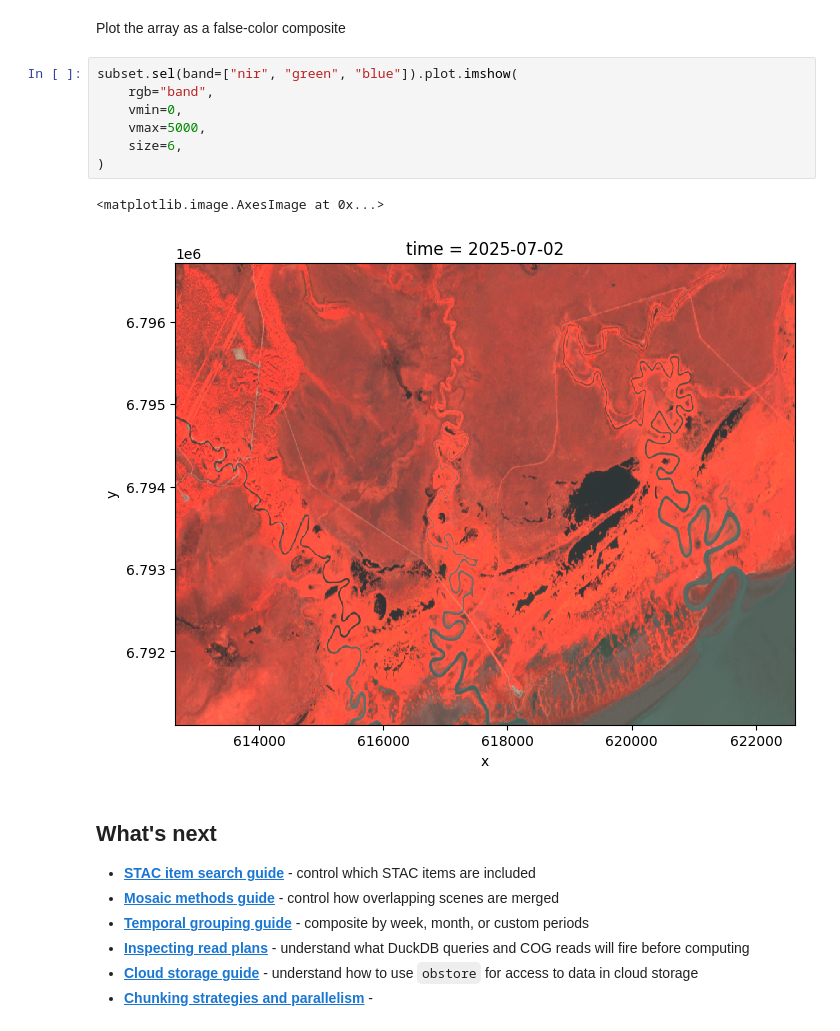
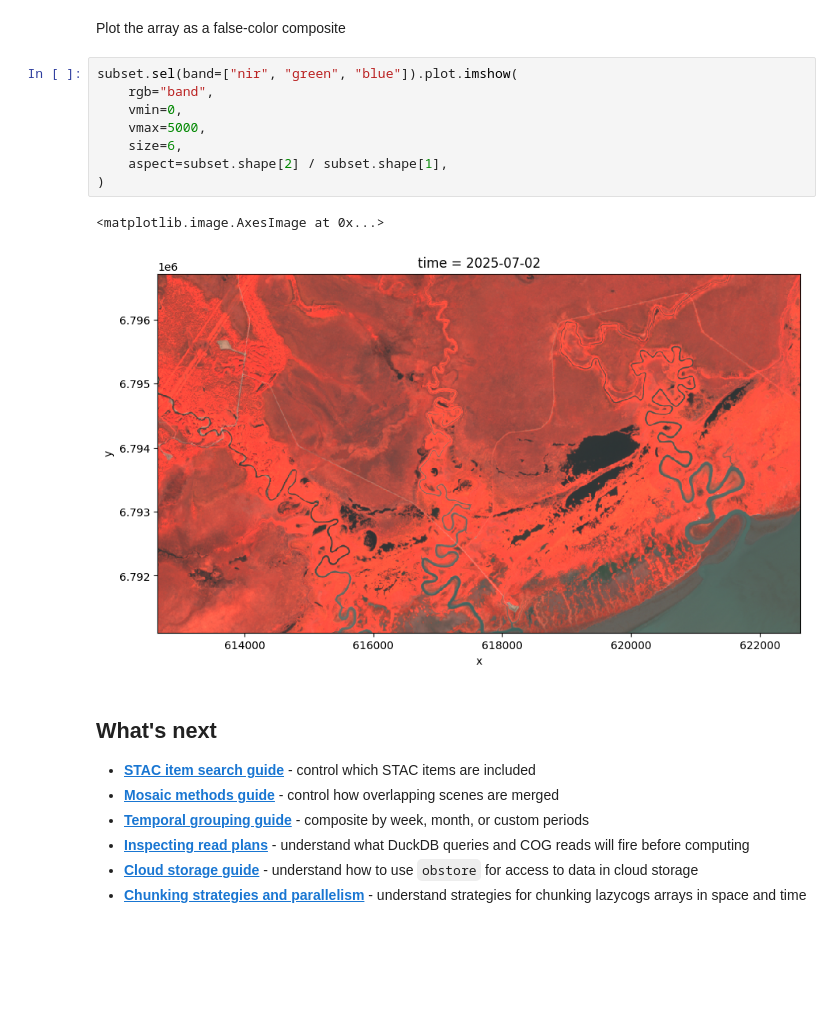
Before and after one commit to developmentseed/lazycogs, a Jupyter notebook: docs/notebooks/quickstart.ipynb, the cells around one changed output. Drawn from its saved outputs; the diff is of its cells as text; blank space fills up the shorter version.

```diff
--- a/docs/notebooks/quickstart.ipynb
+++ b/docs/notebooks/quickstart.ipynb
@@ -140,13 +140,14 @@ Plot the array as a false-color composite
 # %%
 subset.sel(band=["nir", "green", "blue"]).plot.imshow(
     rgb="band",
     vmin=0,
     vmax=5000,
     size=6,
+    aspect=subset.shape[2] / subset.shape[1],
 )
 # %% [output]
 <matplotlib.image.AxesImage at 0x...>
-[figure, old version]
+[figure, new version]
 # %% [markdown]
 ## What's next
 - **[STAC item search guide](../../guides/stac-search/)** - control which STAC items are included
@@ -154,4 +155,4 @@ subset.sel(band=["nir", "green", "blue"]).plot.imshow(
 - **[Temporal grouping guide](../../guides/temporal-grouping/)** - composite by week, month, or custom periods
 - **[Inspecting read plans](../explain/)** - understand what DuckDB queries and COG reads will fire before computing
 - **[Cloud storage guide](../../guides/cloud-storage/)** - understand how to use `obstore` for access to data in cloud storage
-- **[Chunking strategies and parallelism](../../guides/chunking/)** -
+- **[Chunking strategies and parallelism](../../guides/chunking/)** - understand strategies for chunking lazycogs arrays in space and time
```
Also changed, not shown: 39 other files.
